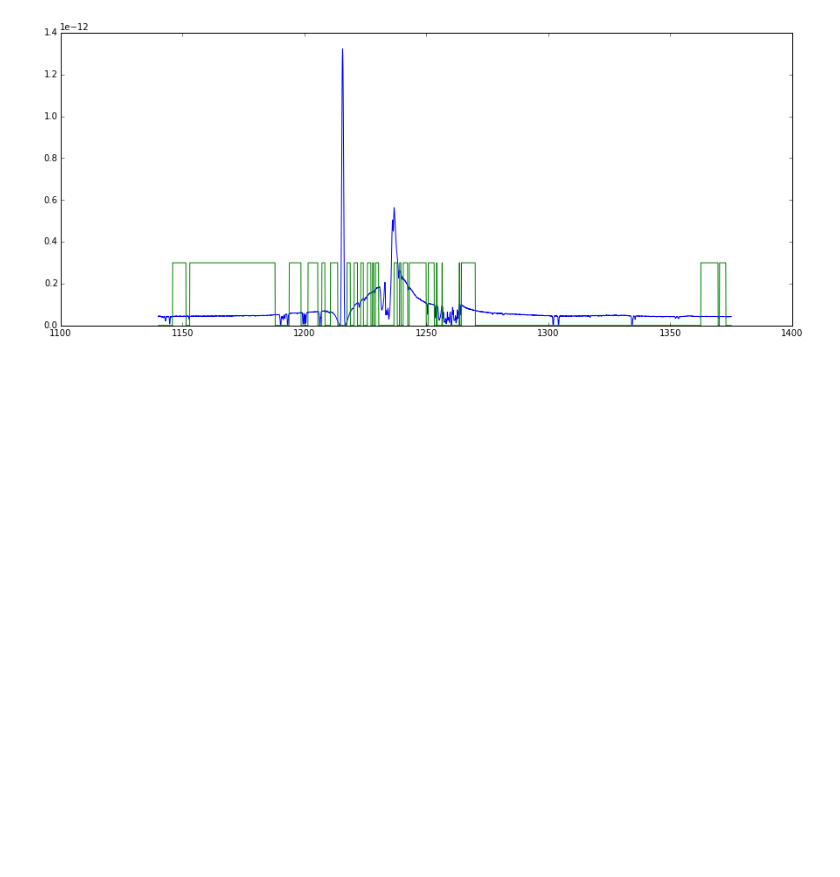
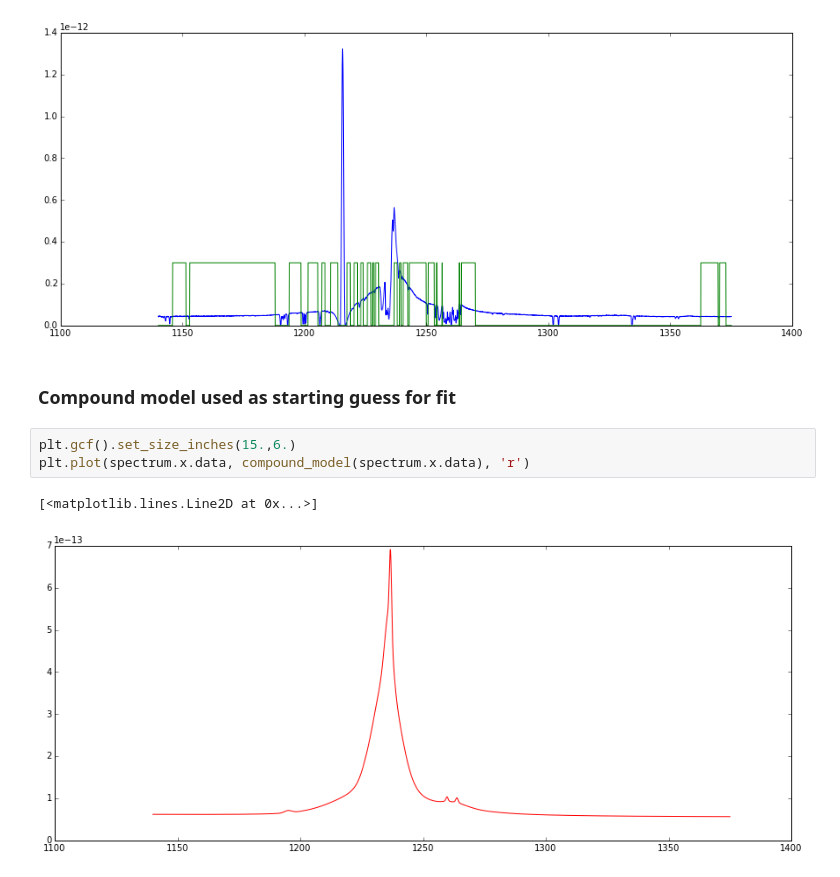
Before and after one commit to ibusko/specfit, a Jupyter notebook: proto/specfit_demo.ipynb, the cells around one changed output. Drawn from its saved outputs; the diff is of its cells as text; blank space fills up the shorter version.

```diff
--- a/proto/specfit_demo.ipynb
+++ b/proto/specfit_demo.ipynb
@@ -105,3 +131,11 @@ plt.plot(spectrum.x.data, mask*3.E-13, 'g')
 # %% [output]
 [<matplotlib.lines.Line2D at 0x...>]
 [figure]
+# %% [markdown]
+<h3>Compound model used as starting guess for fit</h3>
+# %%
+plt.gcf().set_size_inches(15.,6.)
+plt.plot(spectrum.x.data, compound_model(spectrum.x.data), 'r')
+# %% [output]
+[<matplotlib.lines.Line2D at 0x...>]
+[figure, added]
```
Also changed, not shown: parts of 22 cells of this notebook, 2 other files.
